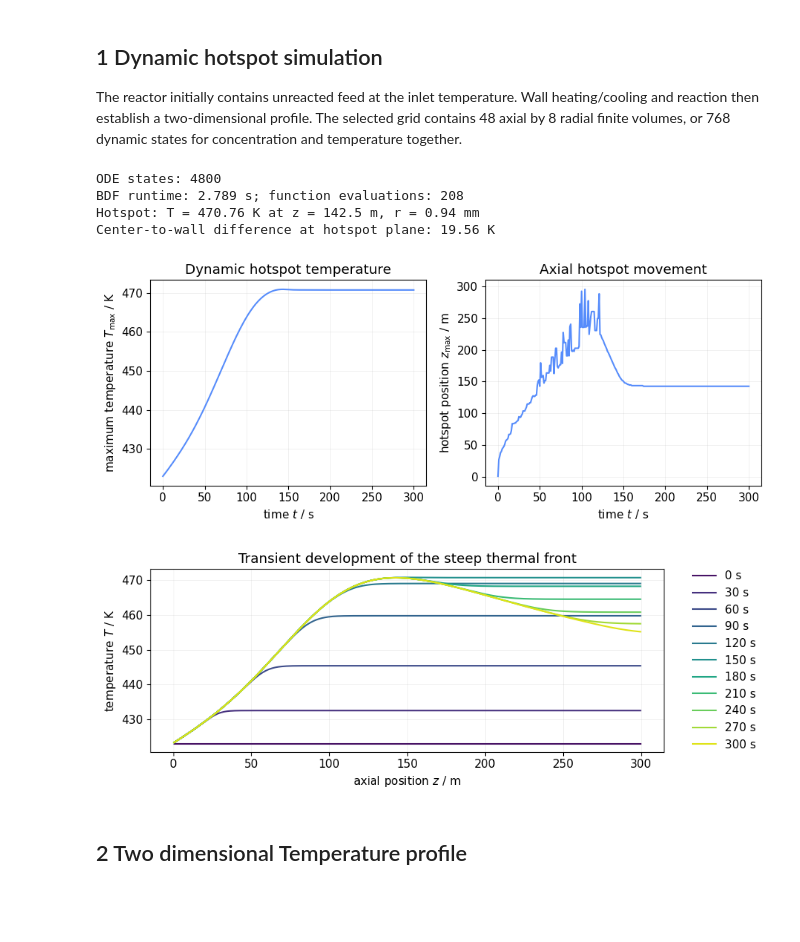
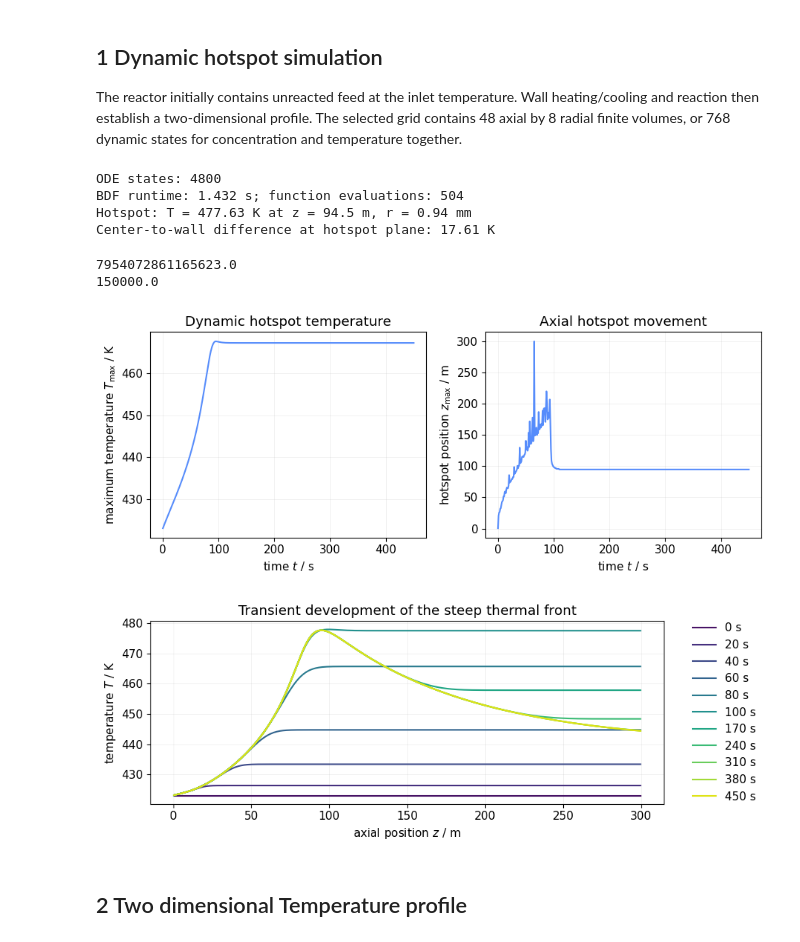
Before and after one commit to ChemRxnEngLab/Ullmanns_ModelReactorsDesignEquations, a Jupyter notebook: example_6_2d_pftr_hotspot_parameter_fit.ipynb, the cells around one changed output. Cells and saved outputs as stored; diff of their text form; code cells hidden in the pictures; blank space fills up the shorter version.

```diff
--- a/example_6_2d_pftr_hotspot_parameter_fit.ipynb
+++ b/example_6_2d_pftr_hotspot_parameter_fit.ipynb
@@ -91,5 +105,5 @@ class Parameters:
 # %%
-def radial_transport(field, coefficient, p, wall_temperature=None, h_wall=None):
+def radial_transport(field, coefficient, p, coolant_temperature=None, h_wall=None):
     # Finite-volume radial divergence for an array shaped (Nz, Nr).
     result = np.zeros_like(field)
 
@@ -104,12 +118,12 @@ def radial_transport(field, coefficient, p, wall_temperature=None, h_wall=None):
     result[:, 1:] -= face_flux / p.area_annulus[1:]
 
     # At r = 0, the face area is zero. At the outer wall, mass flux is zero.
-    if wall_temperature is not None:
+    if coolant_temperature is not None:
         overall_h = 1.0 / (p.dr / (2.0 * coefficient) + 1.0 / h_wall)
         wall_loss = (
             overall_h
             * p.radial_face_area[-1]
-            * (field[:, -1] - wall_temperature)
+            * (field[:, -1] - coolant_temperature)
             / p.area_annulus[-1]
         )
         result[:, -1] -= wall_loss
@@ -126,8 +140,8 @@ def reactor_2d(t, y, p, h_wall, k0):
     c_upwind = np.vstack([np.full((1, p.Nr), p.c_in), c[:-1, :]])
     T_upwind = np.vstack([np.full((1, p.Nr), p.T_in), T[:-1, :]])
 
-    k = k0 * np.exp(-p.EA / (p.R * np.clip(T, 250.0, 800.0)))
-    rate = k * np.maximum(c, 0.0)
+    k = k0 * np.exp(-p.EA / (p.R * T))
+    rate = k * c
 
     dc_dt = (
         -p.u * (c - c_upwind) / p.dz
@@ -182,10 +196,10 @@ def simulate_2d(p, h_wall=None, k0=None, t_eval=None):
         args=(p, h_wall, k0),
         method="BDF",
         t_eval=t_eval,
-        rtol=3e-5,
+        rtol=3e-6,
         atol=np.r_[
-            np.full(p.n_cells, 2e-2),
-            np.full(p.n_cells, 2e-4),
+            np.full(p.n_cells, 2e-6),
+            np.full(p.n_cells, 2e-6),
         ],
         jac_sparsity=jacobian_sparsity_2d(p),
     )
@@ -204,8 +218,8 @@ def unpack_solution(solution, p, column=-1):
 
 The reactor initially contains unreacted feed at the inlet temperature. Wall heating/cooling and reaction then establish a two-dimensional profile. The selected grid contains 48 axial by 8 radial finite volumes, or 768 dynamic states for concentration and temperature together.
 # %%
-p = Parameters(Nz=300, Nr=8)
-times = np.linspace(0,300,num=301,endpoint=True)
+p = Parameters(Nz=300, Nr=8, EA=150.0e3)
+times = np.linspace(0,p.t_end,num=int(p.t_end+1),endpoint=True)
 solution = simulate_2d(p, t_eval=times)
 c_final, T_final = unpack_solution(solution, p)
 
@@ -222,47 +236,51 @@ print(
 print(f"Center-to-wall difference at hotspot plane: {center_wall_difference:.2f} K")
 # %% [output]
 ODE states: 4800
-BDF runtime: 2.789 s; function evaluations: 208
-Hotspot: T = 470.76 K at z = 142.5 m, r = 0.94 mm
-Center-to-wall difference at hotspot plane: 19.56 K
+BDF runtime: 1.432 s; function evaluations: 504
+Hotspot: T = 477.63 K at z = 94.5 m, r = 0.94 mm
+Center-to-wall difference at hotspot plane: 17.61 K
 # %%
 Tmax_time = []
+Tavg_radial_time = []
 zhot_time = []
 for j in range(len(times)):
     _, Tj = unpack_solution(solution, p, j)
-    idx = np.argmax(Tj[:,0])
-    Tmax_time.append(Tj[idx,0])
+    Tavg_radial = np.average(Tj, axis=1, weights=p.area_annulus)
+    idx = np.argmax(Tavg_radial)
+    Tmax_time.append(Tavg_radial[idx])
     zhot_time.append(p.z[idx])
 
 fig, axes = plt.subplots(1, 2, figsize=(9.2, 3.8))
 axes[0].plot(times, Tmax_time, "-")
 axes[0].set_xlabel(r"time $t$ / s")
 axes[0].set_ylabel(r"maximum temperature $T_{\max}$ / K")
 axes[0].set_title("Dynamic hotspot temperature")
 axes[1].plot(times, zhot_time, "-")
 axes[1].set_xlabel(r"time $t$ / s")
 axes[1].set_ylabel(r"hotspot position $z_{\max}$ / m")
 axes[1].set_title("Axial hotspot movement")
 plt.tight_layout()
 plt.show()
 
 fig, axes = plt.subplots(1, 1, figsize=(9.2, 3.5))
-profile_times = np.linspace(0,times[-1],11,True)
+profile_times = np.concatenate((np.linspace(0,100,5,False), np.linspace(100,p.t_end,6,True)))
 colors = plt.cm.viridis(np.linspace(0.05, 0.95, len(profile_times)))
 
 for j, (t, color) in enumerate(zip(profile_times, colors)):
     _, Tj = unpack_solution(solution, p, int(profile_times[j]))
     axes.plot(p.z, Tj[:,0], color=color, label=f"{t:.0f} s")
 
 axes.set_xlabel(r"axial position $z$ / m")
 axes.set_ylabel(r"temperature $T$ / K")
 axes.legend(ncol=1, frameon=False, loc='right', bbox_to_anchor=(1.2, 0.5))
 axes.set_title("Transient development of the steep thermal front")
 plt.tight_layout()
 plt.show()
 # %% [output]
+7954072861165623.0
+150000.0
-[figure, old version]
+[figure, new version]
-[figure, old version]
+[figure, new version]
 # %% [markdown]
 ## 2 Two dimensional Temperature profile
 # %%
```
Also changed, not shown: parts of 6 cells of this notebook, 1 other file.
